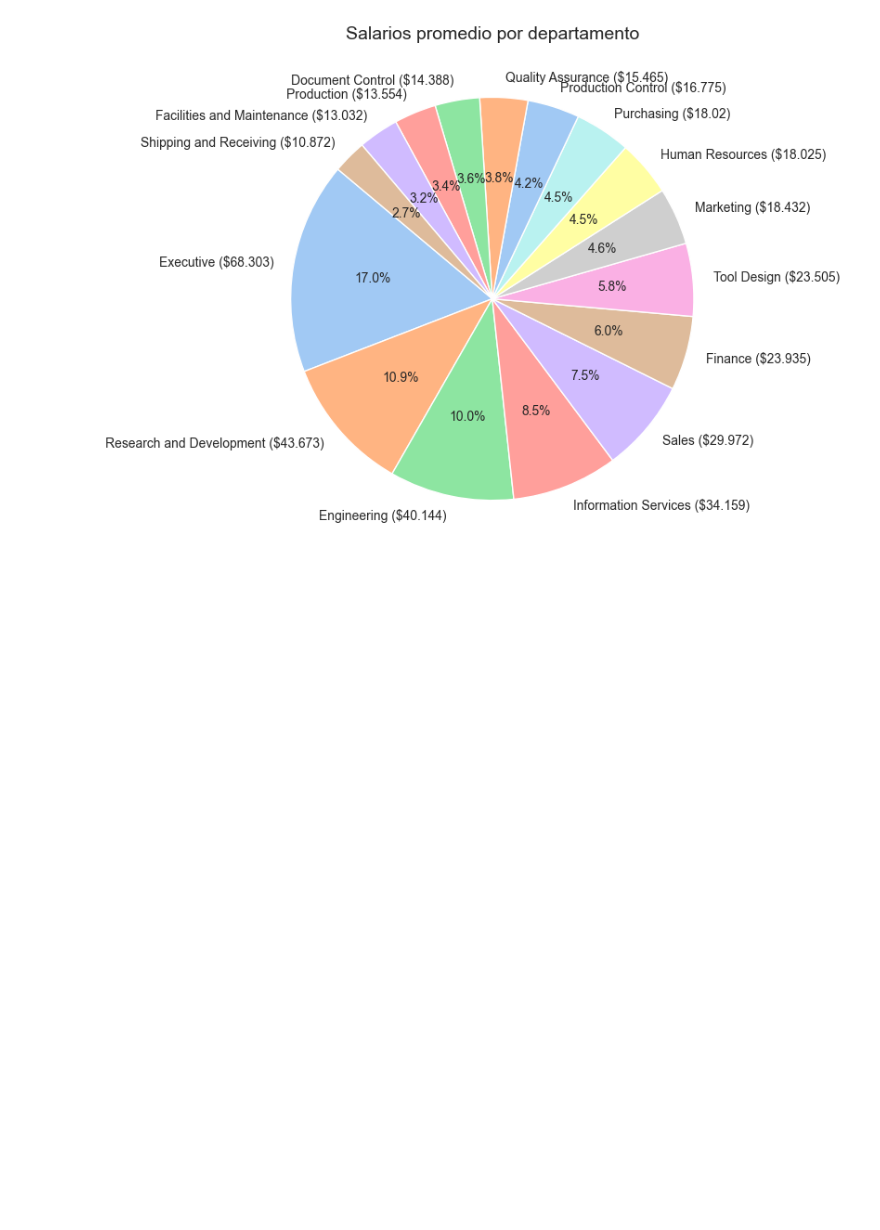
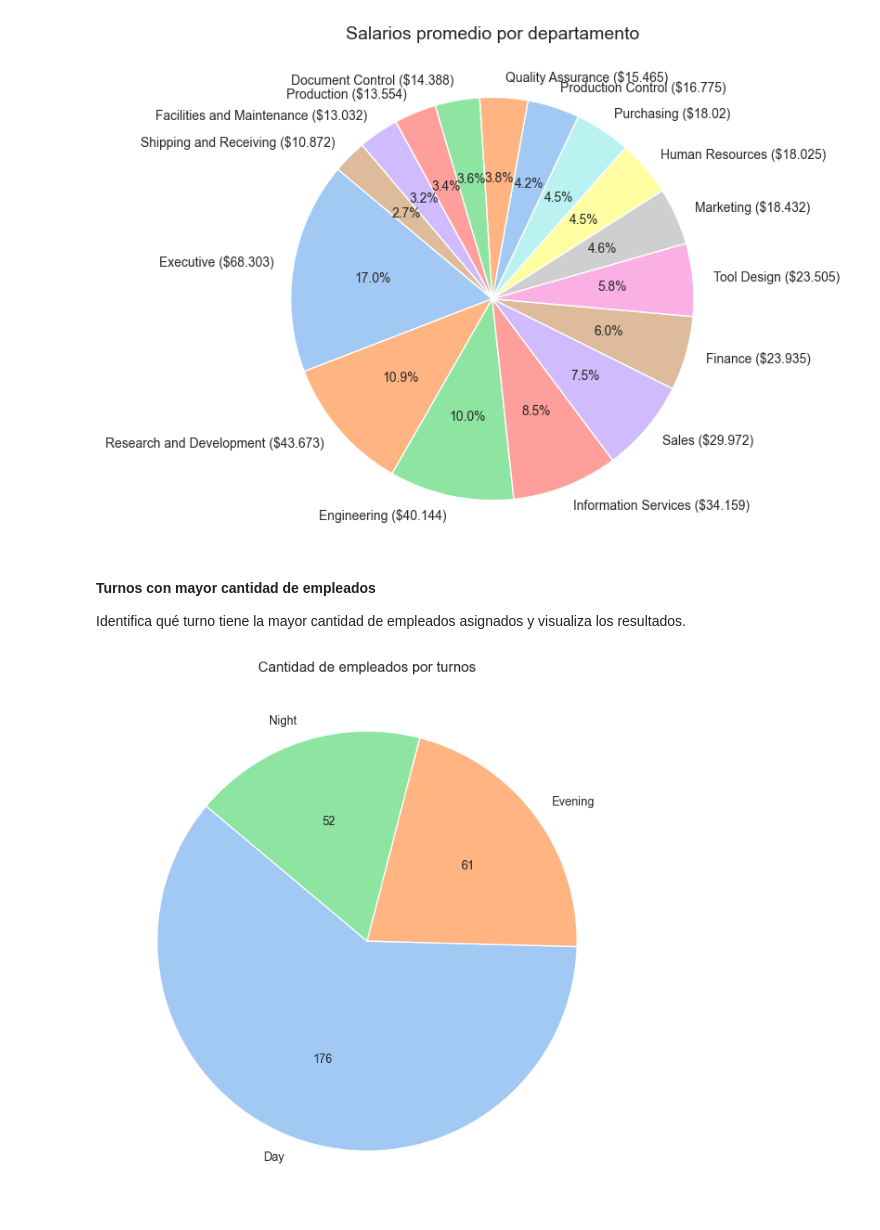
Before and after one commit to Raykersez/FCC-ADPython--Proyectos, a Jupyter notebook: HR-AdventureWorks.ipynb, the cells around one changed output. Cells and saved outputs as stored; diff of their text form; code cells hidden in the pictures; blank space fills up the shorter version.

Commit message:
7. Comparar salarios por departamento 8. Turnos con mayor cantidad de empleados 9. Historial de candidatos a empleo determina cuántos registros hay por año.

```diff
--- a/HR-AdventureWorks.ipynb
+++ b/HR-AdventureWorks.ipynb
@@ -193,3 +193,27 @@ plt.show()
 # %% [output]
 <Figure size 800x800 with 0 Axes>
 [figure]
+# %% [markdown]
+**Turnos con mayor cantidad de empleados**
+
+Identifica qué turno tiene la mayor cantidad de empleados asignados y visualiza los resultados.
+# %%
+query = """SELECT HRS.Name AS Turno, count(*) AS Empleados
+FROM HDH
+JOIN HRS
+    ON HRS.ShiftID = HDH.ShiftID
+WHERE HDH.EndDate IS NULL
+GROUP BY HRS.Name;"""
+
+df = pd.read_sql(query, engine)
+
+plt.figure(figsize=(8, 8))
+plt.pie(df["Empleados"],
+        labels=df["Turno"],
+        autopct=lambda pct: f'{int(pct/100*df["Empleados"].sum())}',
+        startangle=140,
+        colors=sns.color_palette("pastel"))
+plt.title("Cantidad de empleados por turnos")
+plt.show()
+# %% [output]
+[figure, added]
```
Also changed, not shown: parts of 3 cells of this notebook.
